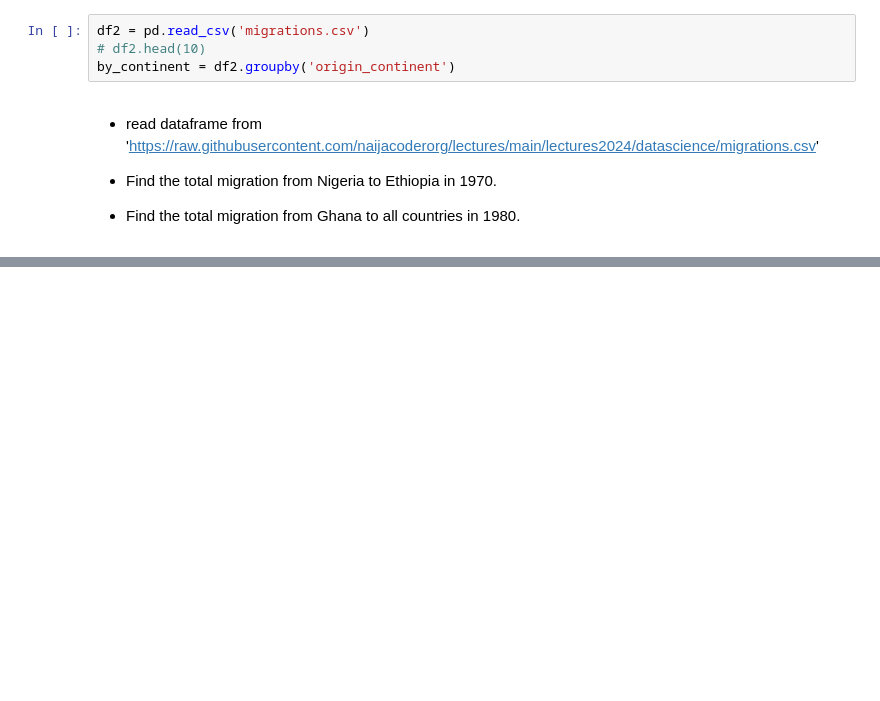
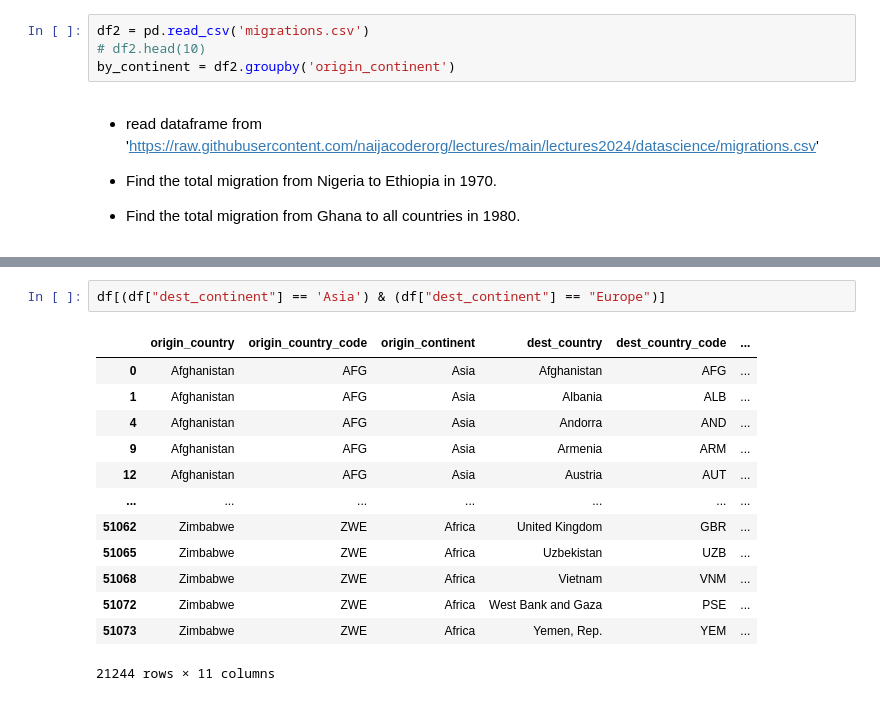
Before and after one commit to lekez2005/naijacoder-2025, a Jupyter notebook: day7.ipynb, the cells around one changed output, grey strips where cells are left out. Drawn from its saved outputs; the diff is of its cells as text; blank space fills up the shorter version.

```diff
--- a/day7.ipynb
+++ b/day7.ipynb
@@ -55,0 +86,16 @@ by_continent = df2.groupby('origin_continent')
+# %%
+df[(df["dest_continent"] == 'Asia') & (df["dest_continent"] == "Europe")]
+# %% [output]
+|  | origin_country | origin_country_code | origin_continent | dest_country | dest_country_code | ... |
+| 0 | Afghanistan | AFG | Asia | Afghanistan | AFG | ... |
+| 1 | Afghanistan | AFG | Asia | Albania | ALB | ... |
+| 4 | Afghanistan | AFG | Asia | Andorra | AND | ... |
+| 9 | Afghanistan | AFG | Asia | Armenia | ARM | ... |
+| 12 | Afghanistan | AFG | Asia | Austria | AUT | ... |
+| ... | ... | ... | ... | ... | ... | ... |
+| 51062 | Zimbabwe | ZWE | Africa | United Kingdom | GBR | ... |
+| 51065 | Zimbabwe | ZWE | Africa | Uzbekistan | UZB | ... |
+| 51068 | Zimbabwe | ZWE | Africa | Vietnam | VNM | ... |
+| 51072 | Zimbabwe | ZWE | Africa | West Bank and Gaza | PSE | ... |
+| 51073 | Zimbabwe | ZWE | Africa | Yemen, Rep. | YEM | ... |
+21244 rows × 11 columns
```
Also changed, not shown: parts of 7 cells of this notebook.
